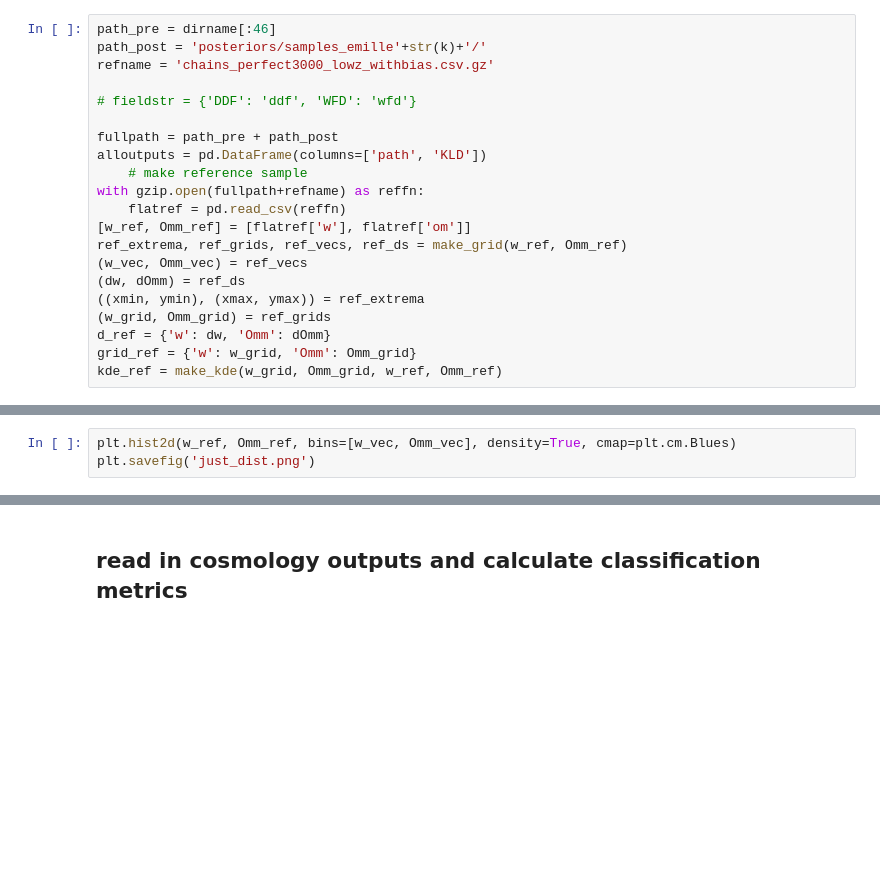
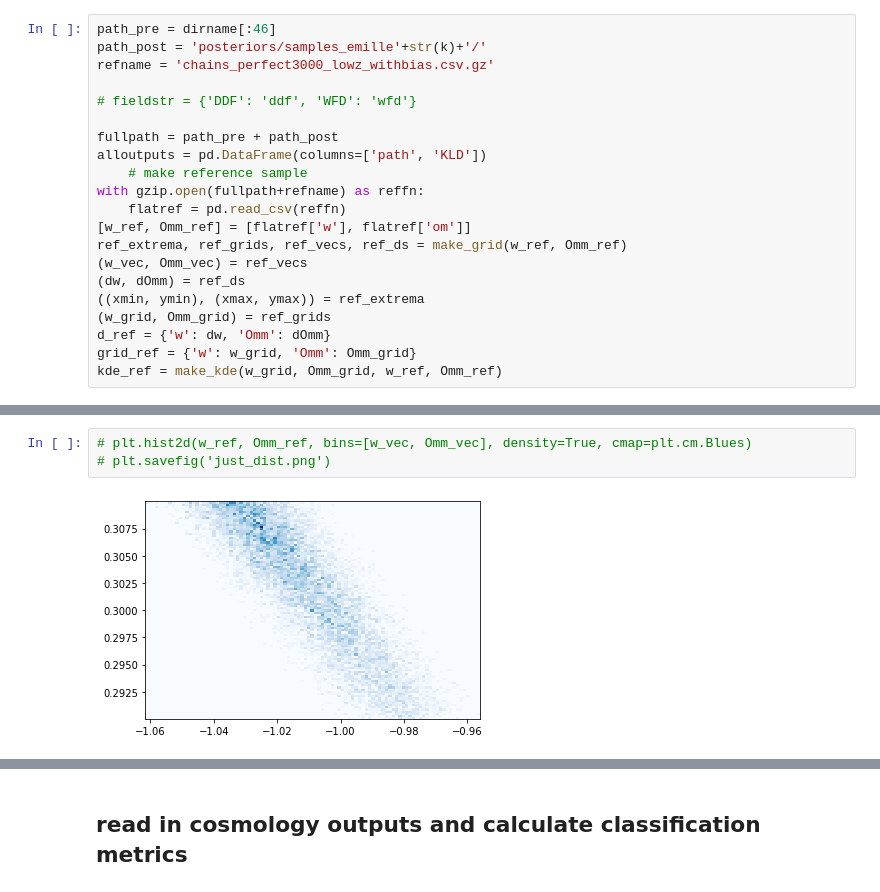
Before and after one commit to emilleishida/resspect_metric, a Jupyter notebook: shared_metrics.ipynb, the cells around one changed output, grey strips where cells are left out. Drawn from its saved outputs; the diff is of its cells as text; blank space fills up the shorter version.

```diff
--- a/shared_metrics.ipynb
+++ b/shared_metrics.ipynb
@@ -455,3 +456,5 @@ plt.imshow(kde_ref.T, origin='lower', extent=[xmin, xmax, ymin, ymax], cmap=plt.
 # %%
-plt.hist2d(w_ref, Omm_ref, bins=[w_vec, Omm_vec], density=True, cmap=plt.cm.Blues)
-plt.savefig('just_dist.png')
+# plt.hist2d(w_ref, Omm_ref, bins=[w_vec, Omm_vec], density=True, cmap=plt.cm.Blues)
+# plt.savefig('just_dist.png')
+# %% [output]
+[figure, added]
```
Also changed, not shown: parts of 5 cells of this notebook.
